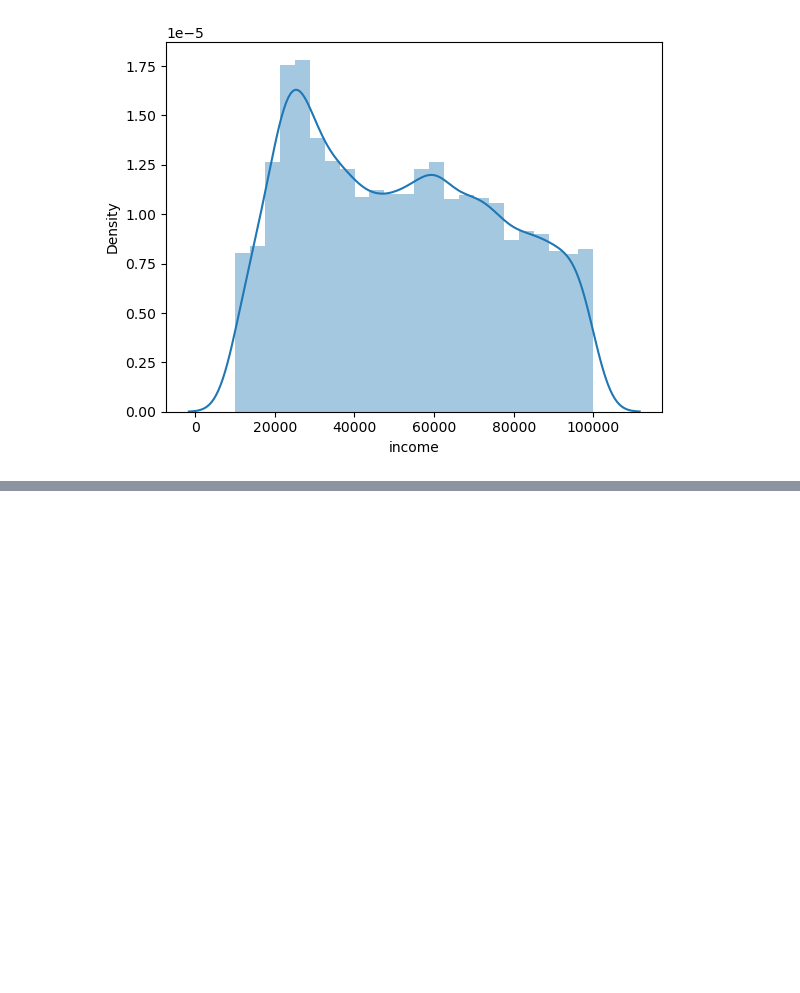
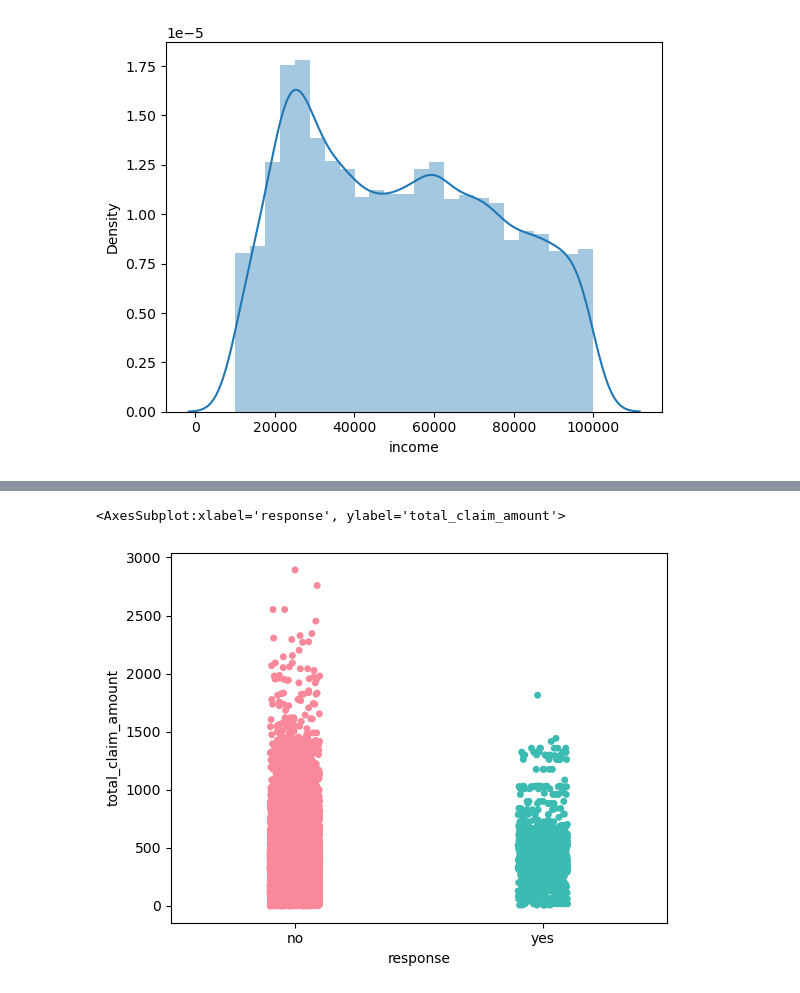
Before and after one commit to berjusti/IronHackLabs, a Jupyter notebook: Week2/Tuesday/Lab_Matplotlib.ipynb, the cells around one changed output, grey strips where cells are left out. Saved outputs shown, nothing was run; the diff lists cells and outputs as text; code cells hidden in the pictures; blank space fills up the shorter version.

```diff
--- a/Week2/Tuesday/Lab_Matplotlib.ipynb
+++ b/Week2/Tuesday/Lab_Matplotlib.ipynb
@@ -136,0 +153,5 @@ numerical.corr()
+# %%
+sns.stripplot(x='response', y= 'total_claim_amount', data=Data_Marketing_Customer_Analysis_Round3, jitter= True)
+# %% [output]
+<AxesSubplot:xlabel='response', ylabel='total_claim_amount'>
+[figure, added]
```
Also changed, not shown: parts of 11 cells of this notebook.
